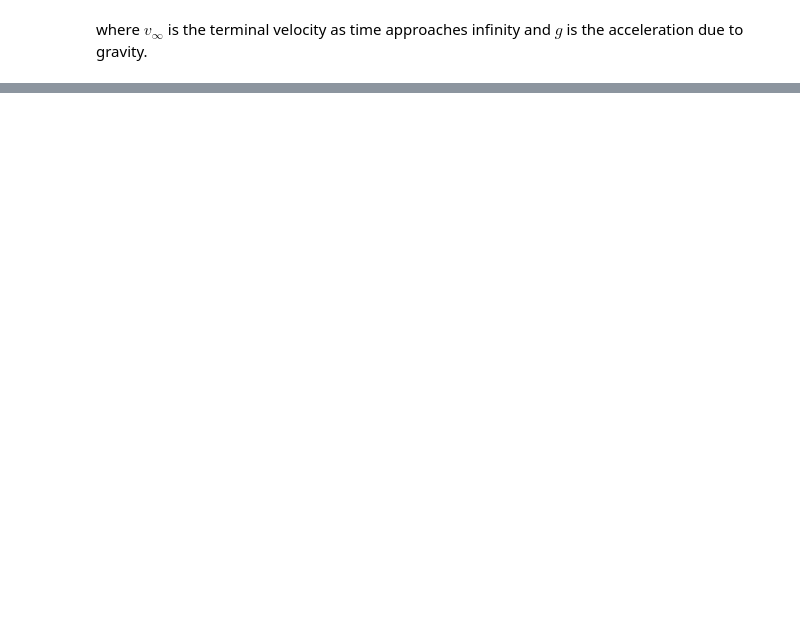
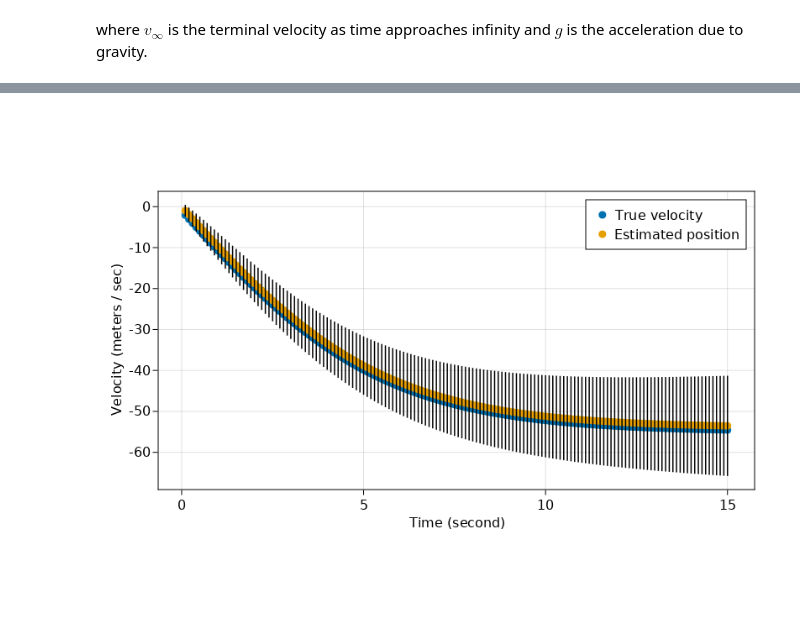
Before and after one commit to hoganman/kalmanfilterjl, a Jupyter notebook: terminalvelocity.ipynb, the cells around one changed output, grey strips where cells are left out. Drawn from its saved outputs; the diff is of its cells as text; code cells hidden in the pictures; blank space fills up the shorter version.

```diff
--- a/terminalvelocity.ipynb
+++ b/terminalvelocity.ipynb
@@ -579,0 +301,38 @@ plot(
+# %%
+true_velocities_m__s = [tr_st[2] for tr_st in true_state_fcn_time]
+esti_velocities_m__s = [s.state[2] for s in states_fcn_time]
+
+scatter(
+    time_axis_s,
+    true_velocities_m__s,
+    axis = (aspect = 2, xlabel = "Time (second)", ylabel = "Velocity (meters / sec)"),
+    label="True velocity"
+)
+
+lines!(
+    time_axis_s,
+    true_velocities_m__s
+)
+
+scatter!(
+    time_axis_s,
+    esti_velocities_m__s,
+    label="Estimated position"
+)
+
+lines!(
+    time_axis_s,
+    esti_velocities_m__s
+)
+
+errorbars!(
+    time_axis_s,
+    esti_velocities_m__s,
+    [sqrt(s.cov[2, 2]) for s in states_fcn_time]
+)
+
+
+axislegend()
+current_figure()
+# %% [output]
+[figure, added]
```
Also changed, not shown: parts of 52 cells of this notebook, 1 other file.
